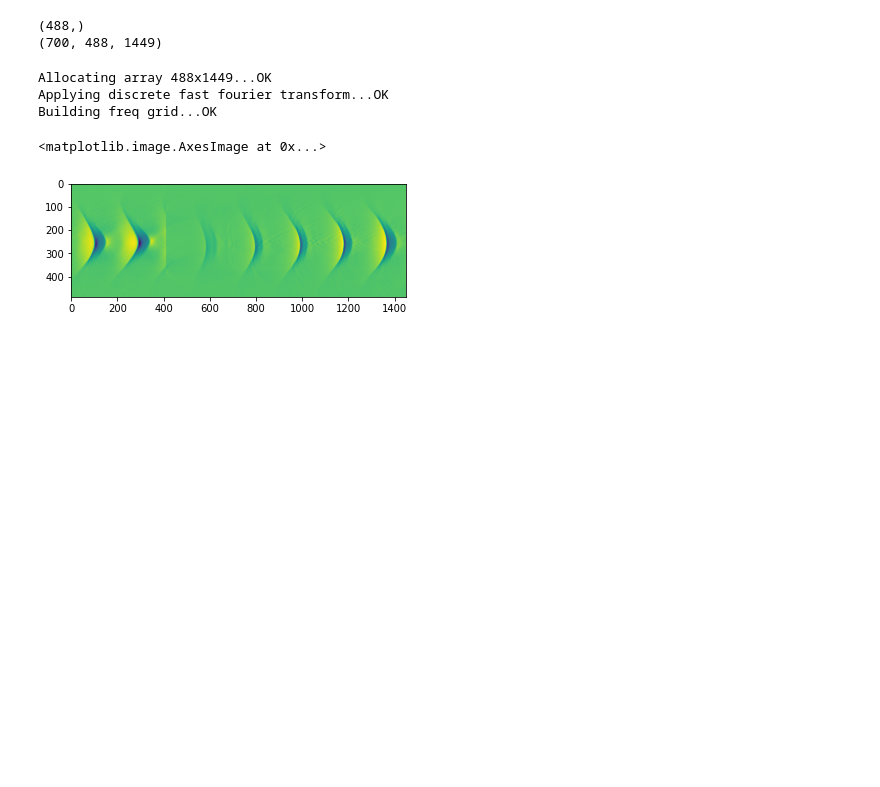
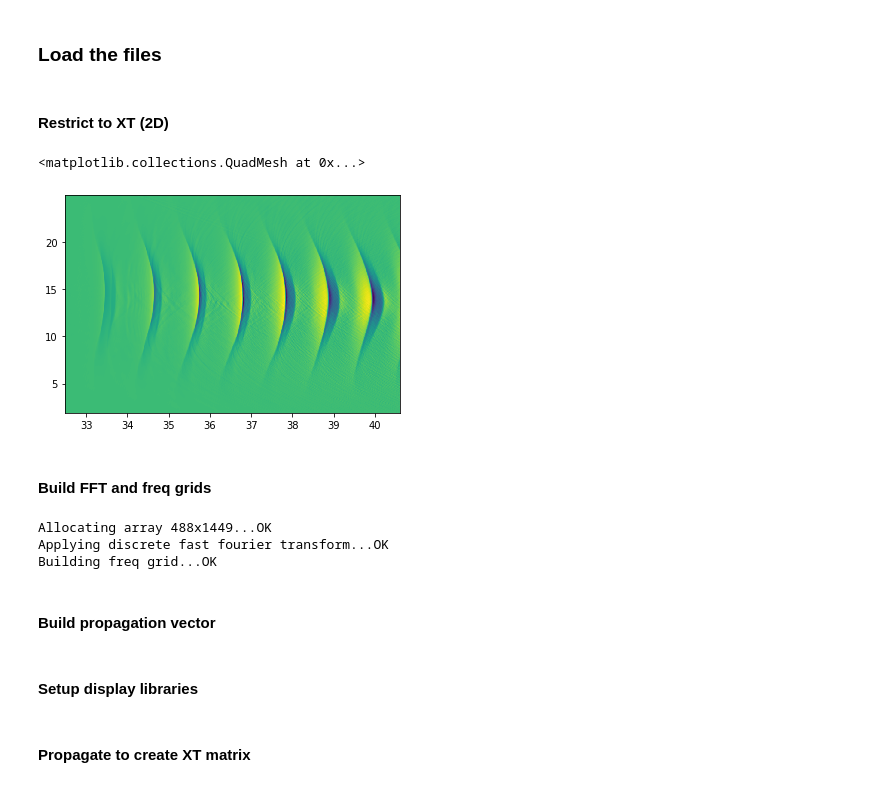
Before and after one commit to gpotter2/cea-internship, a Jupyter notebook: propag_z_2d.ipynb, the cells around one changed output. Saved outputs shown, nothing was run; the diff lists cells and outputs as text; code cells hidden in the pictures; blank space fills up the shorter version.

```diff
--- a/propag_z_2d.ipynb
+++ b/propag_z_2d.ipynb
@@ -1,3 +3,5 @@
+# %% [markdown]
+### Load the files
 # %%
 import numpy as np
 import scipy.fft
@@ -6,14 +10,57 @@ import matplotlib.pyplot as plt
 # %%
 by = np.load('./npy_files/By.npy')
 x = np.load('./npy_files/x.npy')
-y = np.load('./npy_files/y.npy')
+#y = np.load('./npy_files/y.npy')
 t = np.load('./npy_files/t.npy')
-print(x.shape)
-print(by.shape)
-# %% [output]
-(488,)
-(700, 488, 1449)
+# %%
+if False:
+    XPOINTS = 200
+    TPOINTS = 1500
+    XMAX = 10
+    TMAX = 10
+#    f = 1e-7
+    lmb = 1
+    Z = -21
+    r = np.linspace(-XMAX, XMAX, XPOINTS, dtype="float64")
+    t = np.linspace(-TMAX + Z, TMAX + Z, TPOINTS, dtype="float64")
+    tau = 4
+    #r = np.abs(x)
+    T, R = np.meshgrid(t, r)
+#    c = 3*1e8
+#    W = 2 * np.pi
+    E0 = 1
+    w0 = 2. * lmb
+#    n = 1.2
+    ZR = np.pi * w0**2 / lmb
+    k = 2*np.pi/lmb
+    wz = w0*np.sqrt(1+(Z / ZR)**2)
+    one_over_Rz = Z / (Z**2 + ZR**2)
+    curvature = one_over_Rz*k*R**2/2
+    phiz = np.arctan(Z / ZR)
+    byt = E0*w0/wz*np.exp(-R**2/wz**2) * np.exp(-1j * (k * (Z - T) + curvature - phiz))
+    byt = byt*np.exp(-((Z - T)/tau)**2)
+    byt = np.real(byt)
+    clim = np.max(np.abs(byt))
+#    plt.rcParams['figure.figsize'] = [10, 7]
+#    plt.rcParams['figure.dpi'] = 200
+#    plt.pcolormesh(t, r, byt, shading="auto", cmap="seismic", vmin=-clim, vmax=clim)
+    #plt.axis('equal')
+    fig, ax = plt.subplots(figsize = [8,6])
+    extent = [-TMAX + Z, TMAX + Z, -XMAX, XMAX]
+    ax.imshow(byt, cmap="seismic", clim = [-clim, clim], aspect = 'equal', extent = extent)
+    # 3D
+    by = np.zeros((3,) + byt.shape)
+    by[1] = byt
+    x = r
+# %% [markdown]
+#### Restrict to XT (2D)
 # %%
 YC = by.shape[0]//2
 by = by[YC,:,:]
+plt.pcolormesh(t, x, by, shading="auto")
+# %% [output]
+<matplotlib.collections.QuadMesh at 0x...>
+[figure, added]
+# %% [markdown]
+#### Build FFT and freq grids
 # %%
@@ -47,4 +94,6 @@ KX, W, byfft = build_fft(x, y, t, by)
 Allocating array 488x1449...OK
 Applying discrete fast fourier transform...OK
 Building freq grid...OK
+# %% [markdown]
+#### Build propagation vector
 # %%
@@ -59 +130,3 @@ propag[W < 0] = 0.  # Drop fréquences négatives (propagation inverse...)
+# %% [markdown]
+#### Setup display libraries
 # %%
@@ -64 +144,3 @@ propag[W < 0] = 0.  # Drop fréquences négatives (propagation inverse...)
+# %% [markdown]
+#### Propagate to create XT matrix
 # %%
@@ -79,5 +171,0 @@ for i in tqdm(range(t.shape[0])):
-# %%
-plt.imshow(frame)
-# %% [output]
-<matplotlib.image.AxesImage at 0x...>
-[figure, removed]
```
Also changed, not shown: parts of 22 cells of this notebook.
